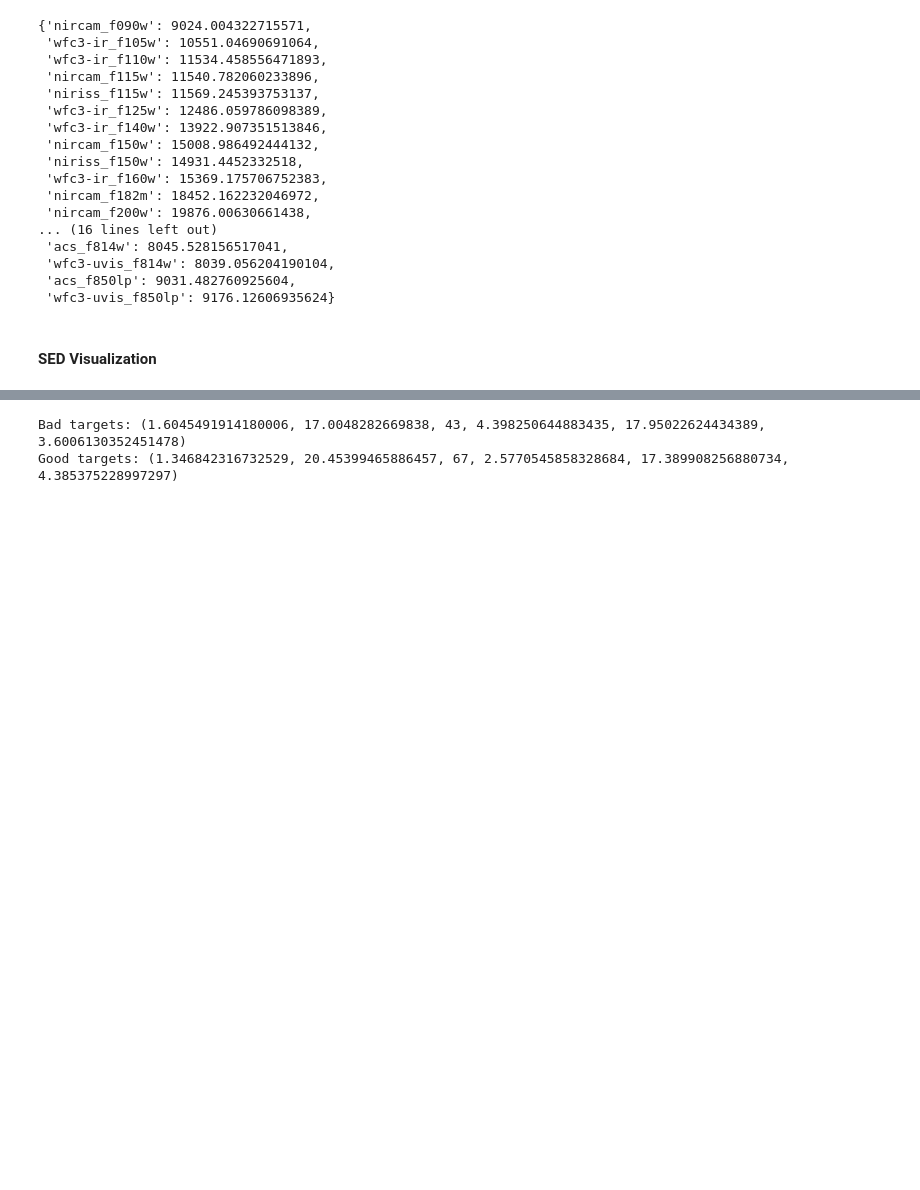
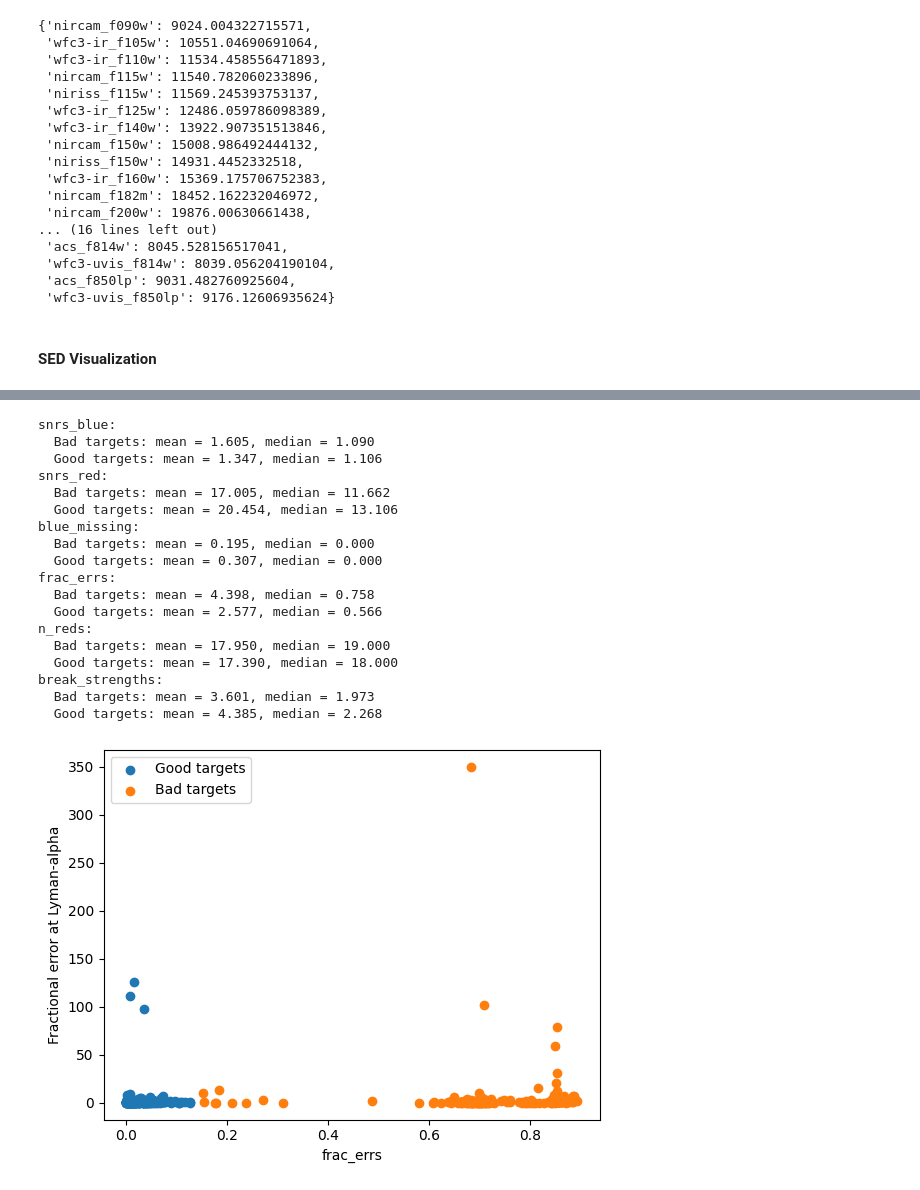
Before and after one commit to sfremy/my-eazy-jwst, a Jupyter notebook: scripts/eazy_imaging.ipynb, the cells around one changed output, grey strips where cells are left out. Cells and saved outputs as stored; diff of their text form; code cells hidden in the pictures; blank space fills up the shorter version.

Commit message:
print diagnostic

```diff
--- a/scripts/eazy_imaging.ipynb
+++ b/scripts/eazy_imaging.ipynb
@@ -335,7 +335,7 @@ def weighted_mean(values, errors):
     return np.sum(values * weights) / np.sum(weights), 1 / np.sum(weights)
 
 def get_set_properties(table, pivot_dict):
-    n_blue_missing = 0
+    blue_missing = []
     snrs_blue = []
     snrs_red = []
     frac_errs = []
@@ -410,19 +410,58 @@ def get_set_properties(table, pivot_dict):
             red_avg, red_uncertainty = weighted_mean(red_flux, red_err)
 
             break_strengths.append((red_avg - blue_avg) / np.sqrt(blue_uncertainty + red_uncertainty))
+            blue_missing.append(False)
 
         else:
-            n_blue_missing += 1
+            blue_missing.append(True)
             continue  # Skip to next target since we can't compute these metrics without blue filters
 
 
-    return np.mean(snrs_blue), np.mean(snrs_red), n_blue_missing, np.mean(frac_errs), np.mean(n_reds), np.mean(break_strengths)
+    return {"snrs_blue": snrs_blue, "snrs_red": snrs_red, "blue_missing": blue_missing, "frac_errs": frac_errs, "n_reds": n_reds, "break_strengths": break_strengths}
 # %%
+test_metric = "frac_errs" # Options: "snrs_blue", "snrs_red", "frac_errs", "n_reds", "break_strengths"
+
+
 bad_targets = highz_tab[highz_tab['delta_z'] > 0.15]
 good_targets = highz_tab[highz_tab['delta_z'] <= 0.15]
 
-print("Bad targets:", get_set_properties(bad_targets, pivot_dict))
-print("Good targets:", get_set_properties(good_targets, pivot_dict))
+bad_metrics = get_set_properties(bad_targets, pivot_dict)
+good_metrics = get_set_properties(good_targets, pivot_dict)
+
+for metric in bad_metrics.keys():
+    print(f"{metric}:")
+    print(f"  Bad targets: mean = {np.mean(bad_metrics[metric]):.3f}, median = {np.median(bad_metrics[metric]):.3f}")
+    print(f"  Good targets: mean = {np.mean(good_metrics[metric]):.3f}, median = {np.median(good_metrics[metric]):.3f}")
+
+
+plt.figure()
+if test_metric in ["snrs_blue", "snrs_red", "break_strengths"]:
+    plt.scatter(good_targets['delta_z'][~np.array(good_metrics['blue_missing'])], good_metrics[test_metric], label="Good targets", color='blue')
+    plt.scatter(bad_targets['delta_z'][~np.array(bad_metrics['blue_missing'])], bad_metrics[test_metric], label="Bad targets", color='red')
+else:
+    plt.scatter(good_targets['delta_z'], good_metrics[test_metric], label="Good targets")
+    plt.scatter(bad_targets['delta_z'], bad_metrics[test_metric], label="Bad targets")
+plt.xlabel(test_metric)
+plt.ylabel("Fractional error at Lyman-alpha")
+plt.legend()
+plt.show()
 # %% [output]
-Bad targets: (1.6045491914180006, 17.0048282669838, 43, 4.398250644883435, 17.95022624434389, 3.6006130352451478)
-Good targets: (1.346842316732529, 20.45399465886457, 67, 2.5770545858328684, 17.389908256880734, 4.385375228997297)
+snrs_blue:
+  Bad targets: mean = 1.605, median = 1.090
+  Good targets: mean = 1.347, median = 1.106
+snrs_red:
+  Bad targets: mean = 17.005, median = 11.662
+  Good targets: mean = 20.454, median = 13.106
+blue_missing:
+  Bad targets: mean = 0.195, median = 0.000
+  Good targets: mean = 0.307, median = 0.000
+frac_errs:
+  Bad targets: mean = 4.398, median = 0.758
+  Good targets: mean = 2.577, median = 0.566
+n_reds:
+  Bad targets: mean = 17.950, median = 19.000
+  Good targets: mean = 17.390, median = 18.000
+break_strengths:
+  Bad targets: mean = 3.601, median = 1.973
+  Good targets: mean = 4.385, median = 2.268
+[figure, added]
```
Also changed, not shown: parts of 1 cell of this notebook.
